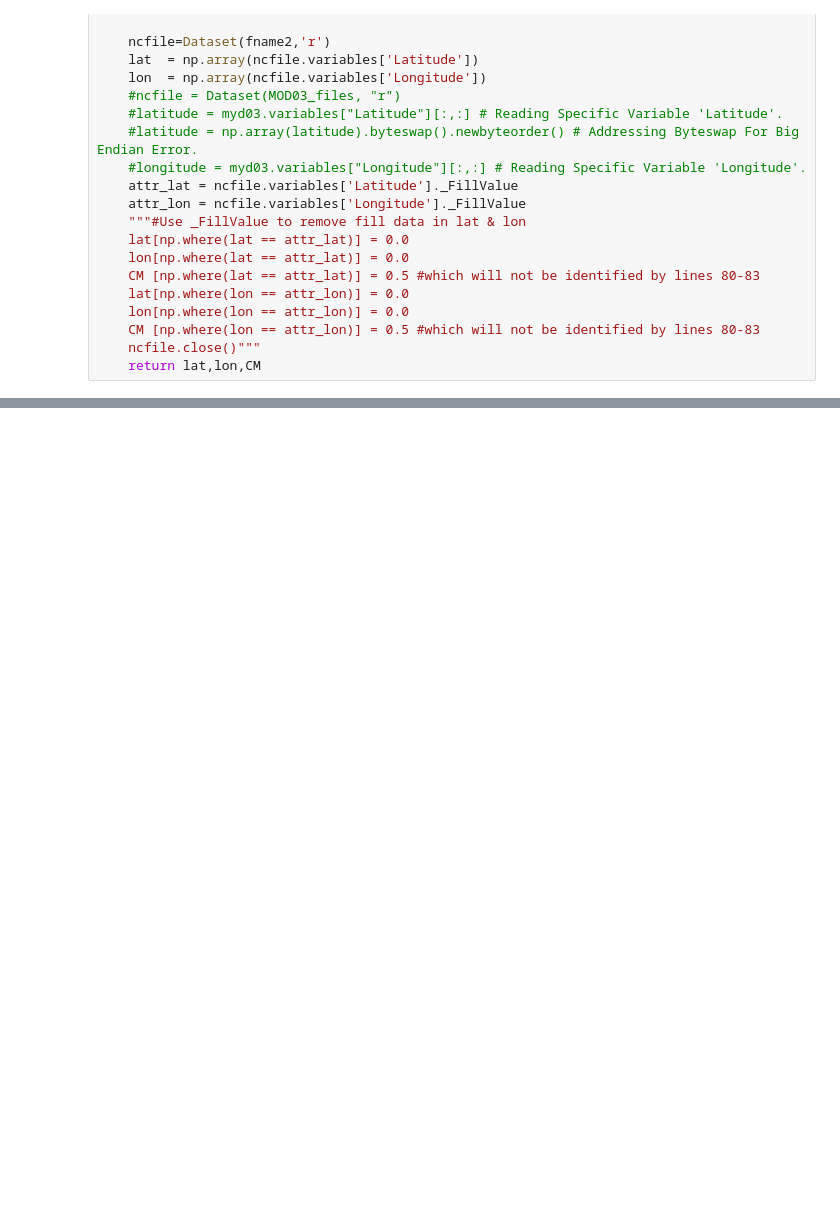
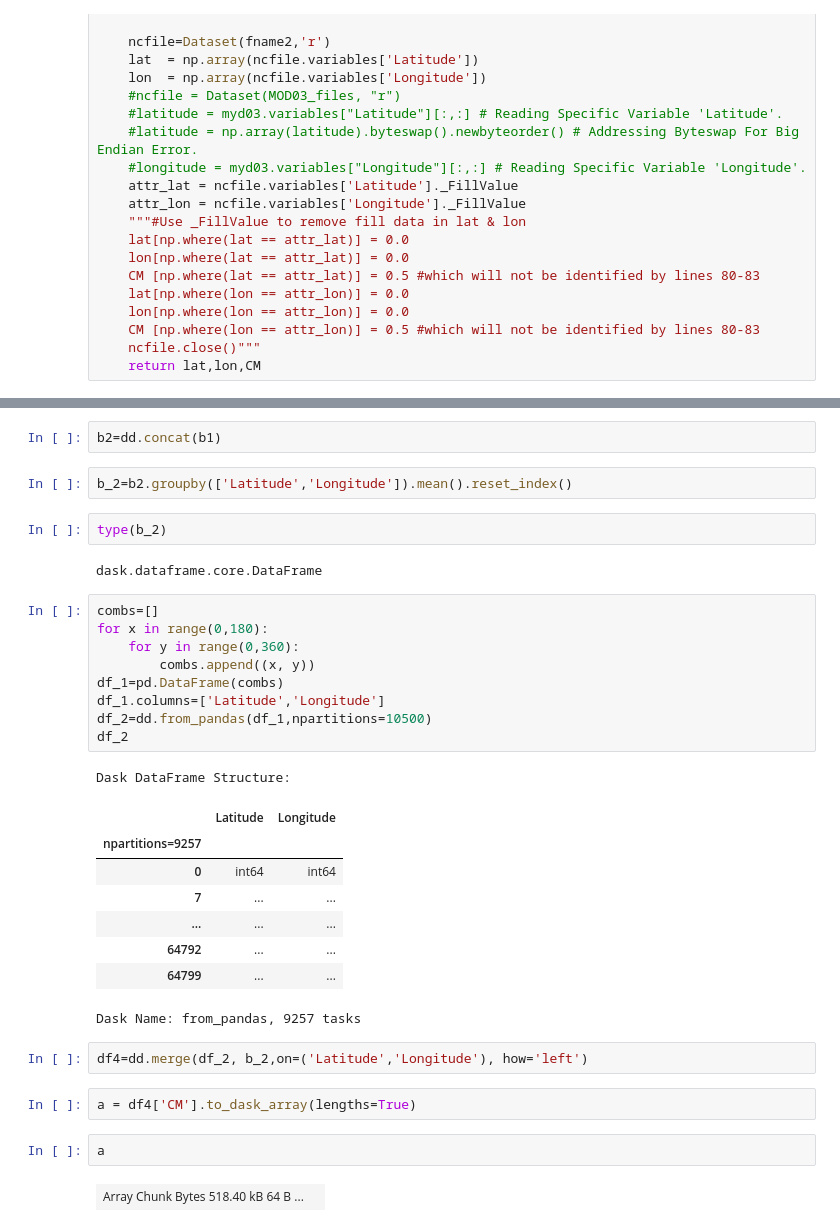
Before and after one commit to big-data-lab-umbc/MODIS_Aggregation, a Jupyter notebook: source/dask/dask_filewise.ipynb, the cells around one changed output, grey strips where cells are left out. Saved outputs shown, nothing was run; the diff lists cells and outputs as text; blank space fills up the shorter version.

```diff
--- a/source/dask/dask_filewise.ipynb
+++ b/source/dask/dask_filewise.ipynb
@@ -263,0 +265,35 @@ for i in range(len(b1[2])):
+# %%
+b2=dd.concat(b1)
+# %%
+b_2=b2.groupby(['Latitude','Longitude']).mean().reset_index()
+# %%
+type(b_2)
+# %% [output]
+dask.dataframe.core.DataFrame
+# %%
+combs=[]
+for x in range(0,180):
+    for y in range(0,360):
+        combs.append((x, y))
+df_1=pd.DataFrame(combs)
+df_1.columns=['Latitude','Longitude']
+df_2=dd.from_pandas(df_1,npartitions=10500)
+df_2
+# %% [output]
+Dask DataFrame Structure:
+|  | Latitude | Longitude |
+| npartitions=9257 |  |  |
+| 0 | int64 | int64 |
+| 7 | ... | ... |
+| ... | ... | ... |
+| 64792 | ... | ... |
+| 64799 | ... | ... |
+Dask Name: from_pandas, 9257 tasks
+# %%
+df4=dd.merge(df_2, b_2,on=('Latitude','Longitude'), how='left')
+# %%
+a = df4['CM'].to_dask_array(lengths=True)
+# %%
+a
+# %% [output]
+| Array Chunk Bytes 518.40 kB 64 B ... |  |
```
Also changed, not shown: parts of 16 cells of this notebook.
